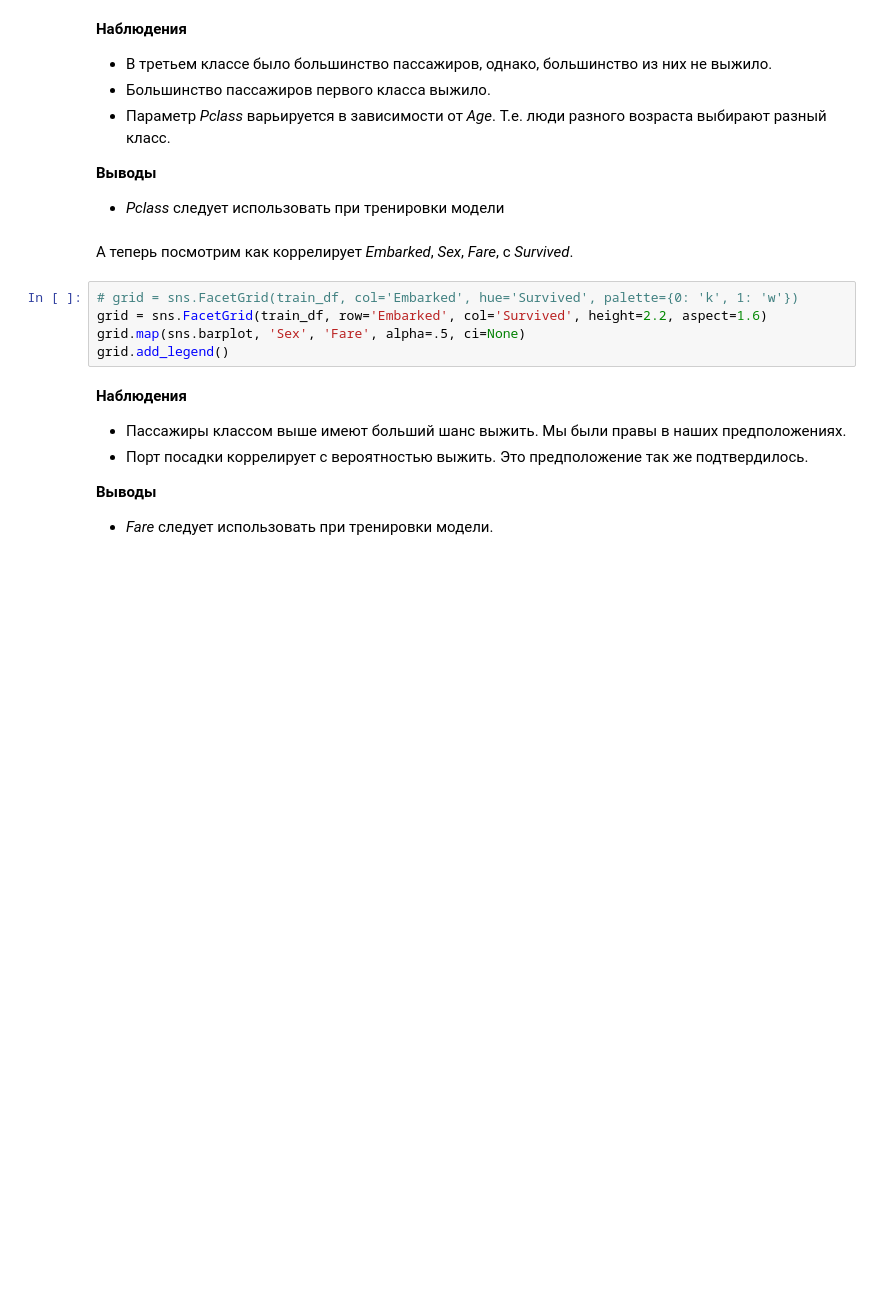
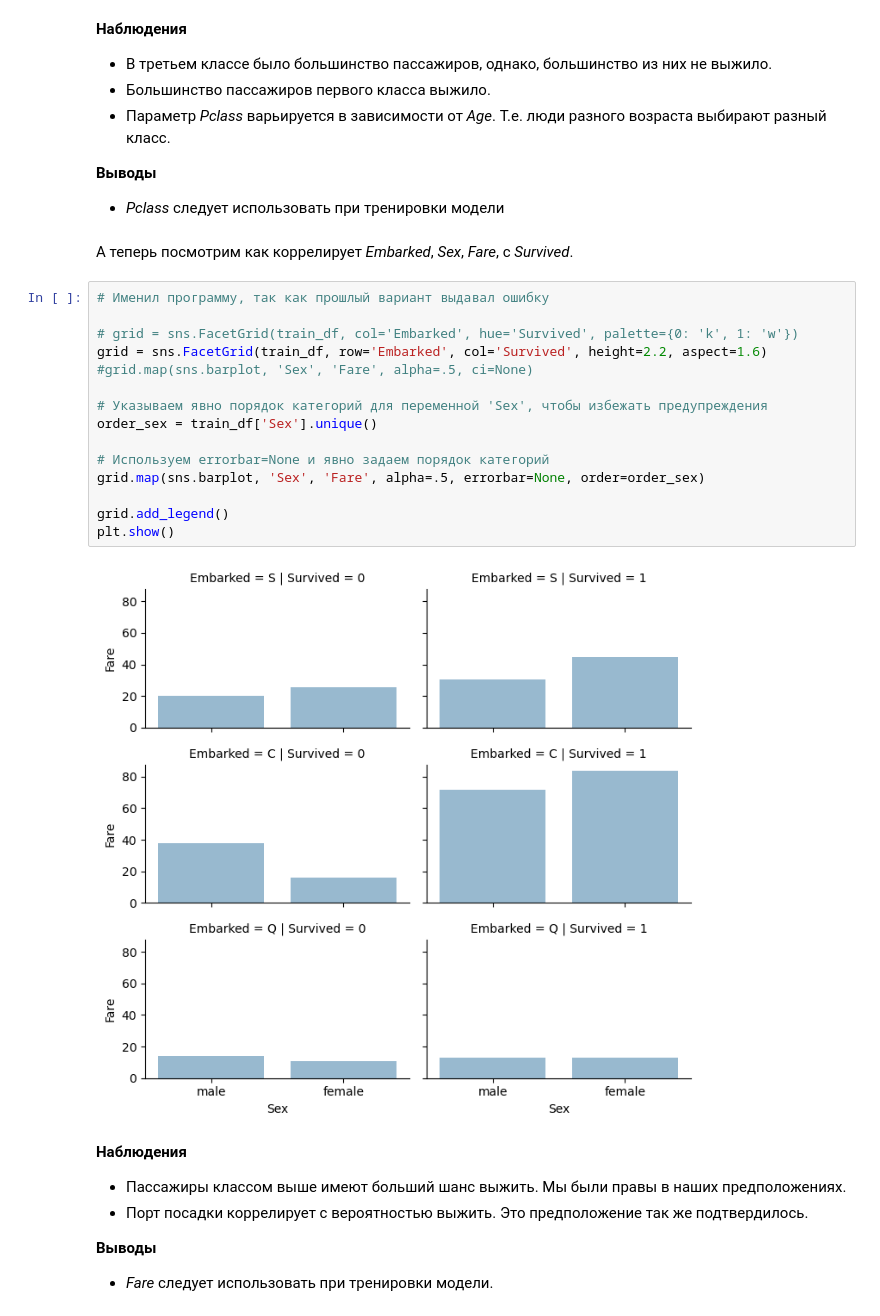
Before and after one commit to Okolnov-vit/bigData, a Jupyter notebook: labs/lab-titanic/titanic-data-science-solutions.ipynb, the cells around one changed output. Drawn from its saved outputs; the diff is of its cells as text; blank space fills up the shorter version.

```diff
--- a/labs/lab-titanic/titanic-data-science-solutions.ipynb
+++ b/labs/lab-titanic/titanic-data-science-solutions.ipynb
@@ -368,10 +496,22 @@ grid.add_legend();
 # %% [markdown]
 А теперь посмотрим как коррелирует *Embarked*, *Sex*, *Fare*, c *Survived*.
 # %%
+# Именил программу, так как прошлый вариант выдавал ошибку
+
 # grid = sns.FacetGrid(train_df, col='Embarked', hue='Survived', palette={0: 'k', 1: 'w'})
 grid = sns.FacetGrid(train_df, row='Embarked', col='Survived', height=2.2, aspect=1.6)
-grid.map(sns.barplot, 'Sex', 'Fare', alpha=.5, ci=None)
+#grid.map(sns.barplot, 'Sex', 'Fare', alpha=.5, ci=None)
+
+# Указываем явно порядок категорий для переменной 'Sex', чтобы избежать предупреждения
+order_sex = train_df['Sex'].unique()
+
+# Используем errorbar=None и явно задаем порядок категорий
+grid.map(sns.barplot, 'Sex', 'Fare', alpha=.5, errorbar=None, order=order_sex)
+
 grid.add_legend()
+plt.show()
+# %% [output]
+[figure, added]
 # %% [markdown]
 **Наблюдения**
 
```
Also changed, not shown: parts of 58 cells of this notebook, 2 other files.
